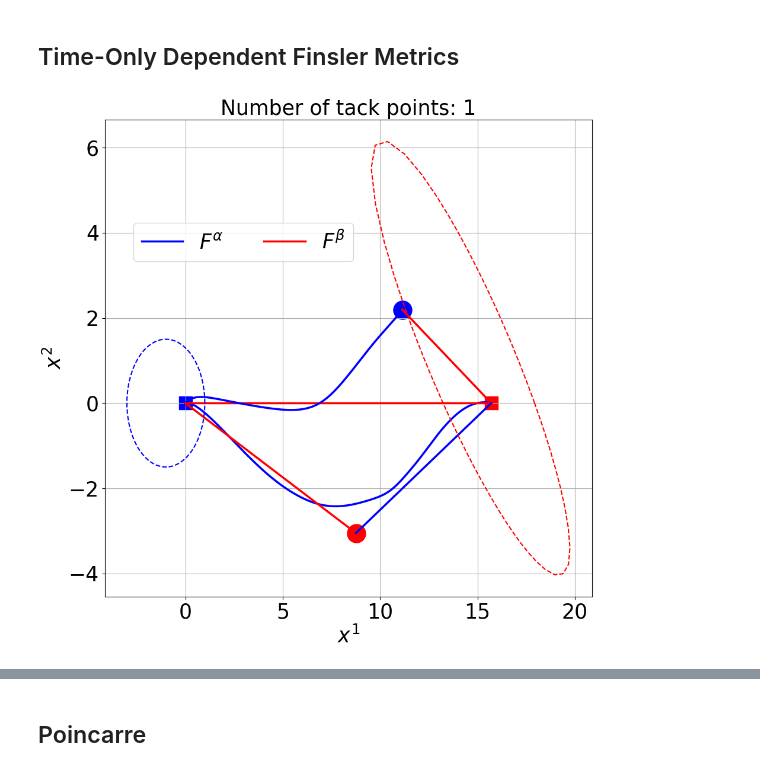
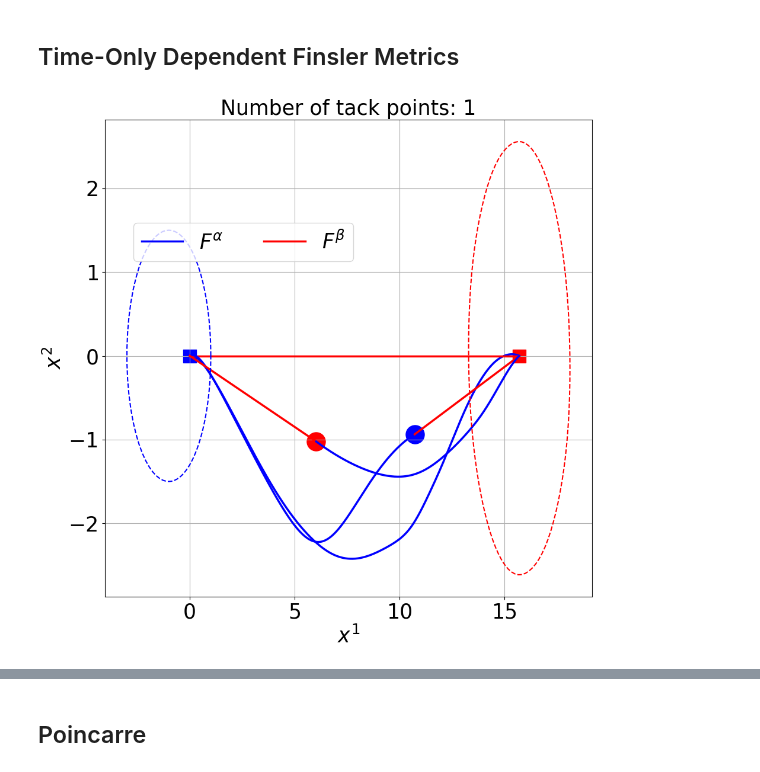
Before and after one commit to FrederikMR/zermelo_tacking, a Jupyter notebook: stochastic_tacking.ipynb, the cells around one changed output, grey strips where cells are left out. Saved outputs shown, nothing was run; the diff lists cells and outputs as text; code cells hidden in the pictures.

```diff
--- a/stochastic_tacking.ipynb
+++ b/stochastic_tacking.ipynb
@@ -255,7 +237,7 @@ file_path = ''.join((save_path, onlyfiles[0]))
 with open(file_path, 'rb') as f:
     curves = pickle.load(f)
 # %%
-t0, z0, zT, tack_metrics, reverse_tack_metrics = load_manifold("time_only")
+t0, z0, zT, Malpha_expected, Mbeta_expected, tack_metrics, reverse_tack_metrics = load_stochastic_manifold("time_only")
 # %%
-indicatrix_alpha = tack_metrics[0].indicatrix(t0, z0, N_points=100)#grid=jnp.linspace(-5,5,1000), eps=1e-6)
-indicatrix_beta = reverse_tack_metrics[0].indicatrix(curves['Tacking_1']['travel_time'], zT, N_points=100)#grid=jnp.linspace(-20,20,10000), eps=1e-6)
+indicatrix_alpha = Malpha_expected.indicatrix(0.0, z0, N_points=100)#, grid=jnp.linspace(-5,5,1000), eps=1e-6)
+indicatrix_beta = Mbeta_expected.indicatrix(0.0, z0, N_points=100)#, grid=jnp.linspace(-5,5,1000), eps=1e-6)
@@ -265,14 +250,14 @@ fig = plt.figure(figsize=(10,10))
 ax = fig.add_subplot(111)
 
 #Curves with no tacking
-ax.plot(curves['Geodesic']['zs'][:,0], curves['Geodesic']['zs'][:,1], color='blue', linewidth=2.5, alpha=1.0)
-ax.plot(curves['ReverseGeodesic']['zs'][:,0], curves['ReverseGeodesic']['zs'][:,1], color='red', linewidth=2.5, alpha=1.0)
+ax.plot(curves['ExpectedGeodesic']['zs'][:,0], curves['ExpectedGeodesic']['zs'][:,1], color='blue', linewidth=2.5, alpha=1.0)
+ax.plot(curves['ExpectedReverseGeodesic']['zs'][:,0], curves['ExpectedReverseGeodesic']['zs'][:,1], color='red', linewidth=2.5, alpha=1.0)
 
 #Plotting tack curves
 for j in range(2):
 
-    tack_curve = curves['Tacking_1']['zs']
-    reverse_tack_curve = curves['ReverseTacking_1']['zs']
+    tack_curve = curves['ExpectedTacking']['zs']
+    reverse_tack_curve = curves['ExpectedReverseTacking']['zs']
 
     if j % 2 == 0:
         #Plotting Curves
@@ -315,32 +300,32 @@ ax.plot(indicatrix_alpha[:,0]+z0[0],
 ax.plot(indicatrix_beta[:,0]+zT[0],
         indicatrix_beta[:,1]+zT[1],
         color="red",
         linestyle='dashed')
 
 ax.set_xlabel(r'$x^{1}$', fontsize=25)
 ax.set_ylabel(r'$x^{2}$', fontsize=25)
 ax.set_title("Number of tack points: 1", fontsize=25)
 ax.grid(True)
 #ax.set_xlim(xscales[0], xscales[1])
 #ax.set_ylim(yscales[0], yscales[1])
 #ax.set_aspect('equal', adjustable='box')
 
 ax.plot([0],[0], color="blue", label=r'$F^{\alpha}$', linewidth=2.5)
 ax.plot([0],[0], color="red", label=r'$F^{\beta}$', linewidth=2.5)
 
 #Start and end point
 ax.scatter(z0[0], z0[1], marker="s", color="blue", s=250)
 ax.scatter(zT[0], zT[1], marker="s", color="red", s=250)
 
 lines_labels = [ax.get_legend_handles_labels() for ax in fig.axes]
 lines, labels = [sum(lol, []) for lol in zip(*lines_labels)]
 fig.legend(lines, labels, loc=(0.17,0.7), ncol=2, fontsize=25)
 
 fig.tight_layout()
 
-save_path = f'{figure_path}time_only.pdf'
+save_path = f'{figure_path}expected_time_only.pdf'
 fig.savefig(save_path, format='pdf', pad_inches=0.1, bbox_inches='tight')
 
 plt.show()
 # %% [output]
-[figure, old version]
+[figure, new version]
```
Also changed, not shown: parts of 9 cells of this notebook, 1 other file.
